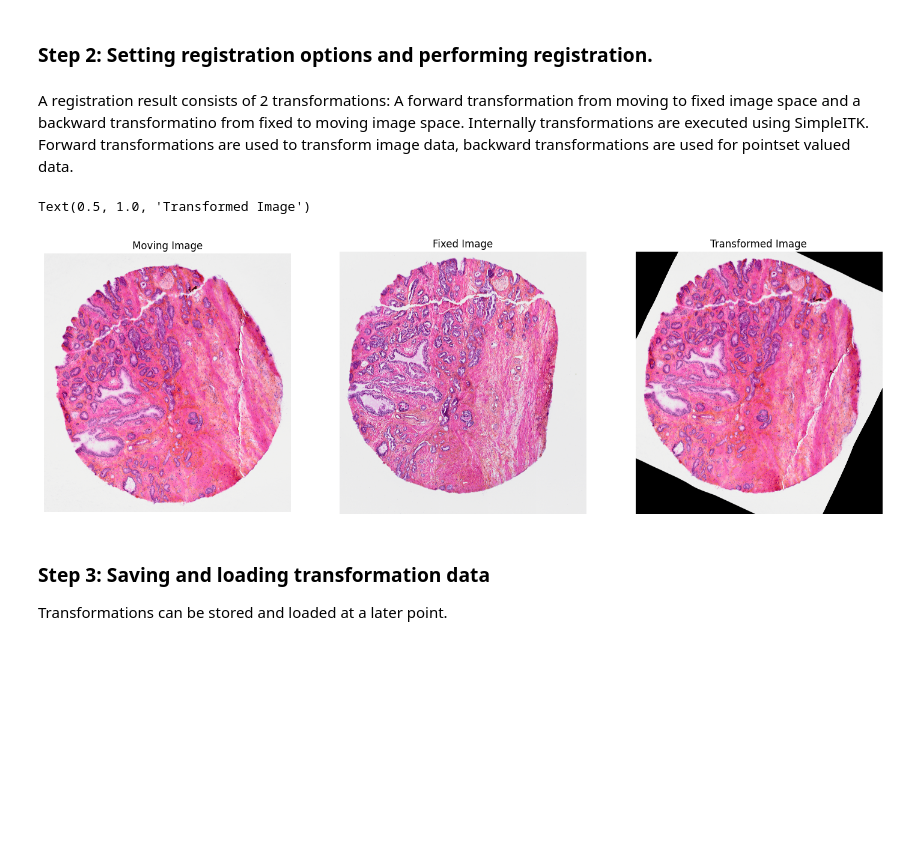
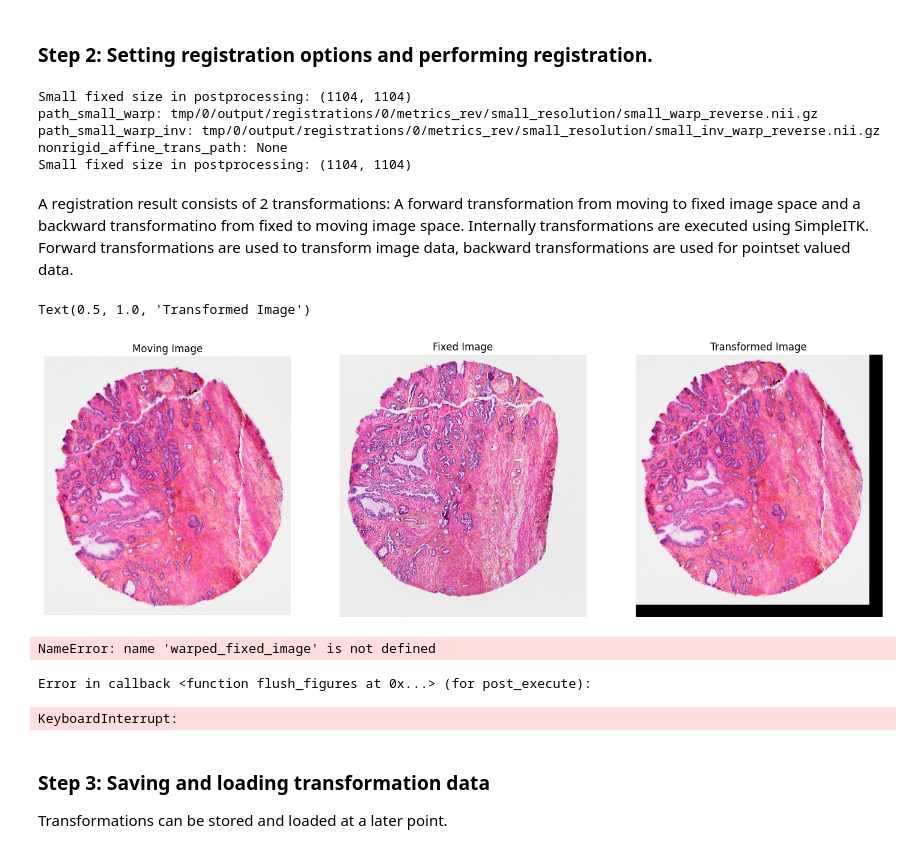
Before and after one commit to mwess/GreedyFHist, a Jupyter notebook: examples/notebooks/pairwise.ipynb, the cells around one changed output. Drawn from its saved outputs; the diff is of its cells as text; code cells hidden in the pictures; blank space fills up the shorter version.

Commit message:
added reverse registration

```diff
--- a/examples/notebooks/pairwise.ipynb
+++ b/examples/notebooks/pairwise.ipynb
@@ -32,16 +32,28 @@ Text(0.5, 1.0, 'Fixed Image')
 # %%
 # Default options do not need to be parsed
 options = RegistrationOptions()
-options.nonrigid_registration_options.resolution = (2048, 2048)
+# options.compute_reverse_nonrigid_registration = True
+# options.nonrigid_registration_options.resolution = (2048, 2048)
+# options.do_affine_registration = False
+options.affine_registration_options.n_threads = 8
+options.nonrigid_registration_options.n_threads = 8
+# options.do_nonrigid_registration = False
 # For large images we recommend to use downscaling.
 options.pre_sampling_factor = 0.25
+options.remove_temporary_directory = True
 
 # init registerer
 registerer = GreedyFHist.load_from_config()
 
-registration_result = registerer.register(moving_img=moving_image.data,
+registration_result, reverse_registration_result = registerer.register(moving_img=moving_image.data,
                                           fixed_img=fixed_image.data,
                                           options=options
                                           )
+# %% [output]
+Small fixed size in postprocessing: (1104, 1104)
+path_small_warp: tmp/0/output/registrations/0/metrics_rev/small_resolution/small_warp_reverse.nii.gz
+path_small_warp_inv: tmp/0/output/registrations/0/metrics_rev/small_resolution/small_inv_warp_reverse.nii.gz
+nonrigid_affine_trans_path: None
+Small fixed size in postprocessing: (1104, 1104)
 # %% [markdown]
 A registration result consists of 2 transformations: A forward transformation from moving to fixed image space and a backward transformatino from fixed to moving image space. Internally transformations are executed using SimpleITK. Forward transformations are used to transform image data, backward transformations are used for pointset valued data.
@@ -50,16 +60,41 @@ warped_image = registerer.transform_image(moving_image.data, registration_result
+# %%
+# warped_image = registerer.transform_image(moving_image.data, registration_result.forward_transform, 'LINEAR')
+warped_moving_image = registerer.transform_image(moving_image.data, registration_result.forward_transform, 'LINEAR')
+# warped_fixed_image = registerer.transform_image(fixed_image.data, reverse_registration_result.forward_transform, 'LINEAR')
 # %%
 fig, axs = plt.subplots(1, 3, figsize=(18, 6))
 for ax in axs:
     ax.axis('off')
 axs[0].imshow(moving_image.data)
 axs[0].set_title('Moving Image')
 axs[1].imshow(fixed_image.data)
 axs[1].set_title('Fixed Image')
-axs[2].imshow(warped_image)
+axs[2].imshow(warped_moving_image)
 axs[2].set_title('Transformed Image')
 # %% [output]
 Text(0.5, 1.0, 'Transformed Image')
-[figure, old version]
+[figure, new version]
+# %%
+fig, axs = plt.subplots(2, 3, figsize=(18, 12))
+for i in range(axs.shape[0]):
+    for j in range(axs.shape[1]):
+        axs[i,j].axis('off')
+axs[0, 0].imshow(moving_image.data)
+axs[0, 0].set_title('Moving Image')
+axs[0, 1].imshow(fixed_image.data)
+axs[0, 1].set_title('Fixed Image')
+axs[0, 2].imshow(warped_moving_image)
+axs[0, 2].set_title('Transformed Image')
+axs[1, 0].imshow(fixed_image.data)
+axs[1, 0].set_title('Fixed Image')
+axs[1, 1].imshow(moving_image.data)
+axs[1, 1].set_title('Moving Image')
+axs[1, 2].imshow(warped_fixed_image)
+axs[1, 2].set_title('Transformed Image')
+# %% [output]
+NameError: name 'warped_fixed_image' is not defined
+Error in callback <function flush_figures at 0x...> (for post_execute):
+KeyboardInterrupt:
 # %% [markdown]
 ### Step 3: Saving and loading transformation data
 
```
Also changed, not shown: parts of 1 cell of this notebook, 2 other files.
